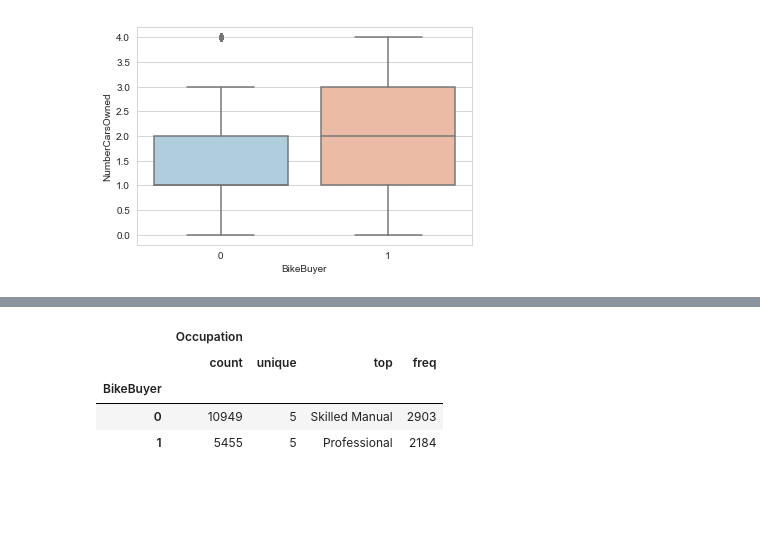
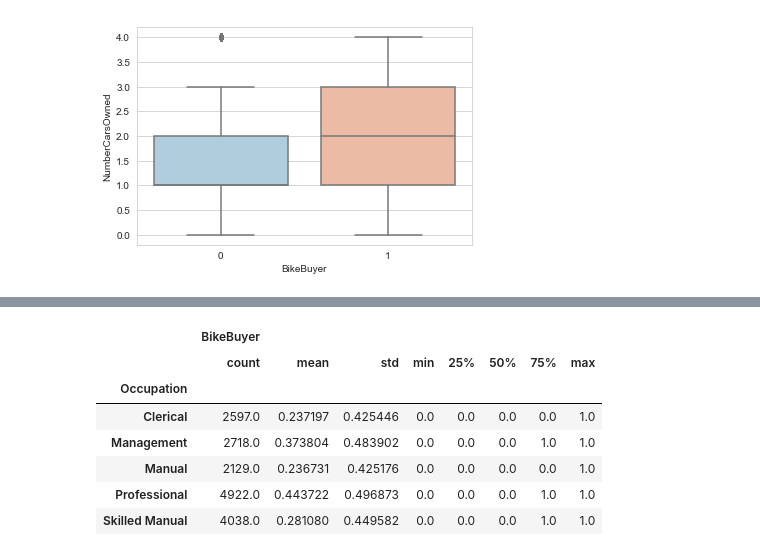
Before and after one commit to random82/Principles-of-Machine-Learning-Python, a Jupyter notebook: Final Exam/Final exam.ipynb, the cells around one changed output, grey strips where cells are left out. Saved outputs shown, nothing was run; the diff lists cells and outputs as text; code cells hidden in the pictures; blank space fills up the shorter version.

```diff
--- a/Final Exam/Final exam.ipynb
+++ b/Final Exam/Final exam.ipynb
@@ -249,8 +252,11 @@ df_joined[['BikeBuyer', 'NumberCarsOwned']].groupby('BikeBuyer').median()
 # %%
-df_joined[['BikeBuyer', 'Occupation']].groupby('BikeBuyer').describe()
+df_joined[['BikeBuyer', 'Occupation']].groupby('Occupation').describe()
 # %% [output]
-|  | Occupation |  |  |  |
-|  | count | unique | top | freq |
-| BikeBuyer |  |  |  |  |
-| 0 | 10949 | 5 | Skilled Manual | 2903 |
-| 1 | 5455 | 5 | Professional | 2184 |
+|  | BikeBuyer |  |  |  |  |  |  |  |
+|  | count | mean | std | min | 25% | 50% | 75% | max |
+| Occupation |  |  |  |  |  |  |  |  |
+| Clerical | 2597.0 | 0.237197 | 0.425446 | 0.0 | 0.0 | 0.0 | 0.0 | 1.0 |
+| Management | 2718.0 | 0.373804 | 0.483902 | 0.0 | 0.0 | 0.0 | 1.0 | 1.0 |
+| Manual | 2129.0 | 0.236731 | 0.425176 | 0.0 | 0.0 | 0.0 | 0.0 | 1.0 |
+| Professional | 4922.0 | 0.443722 | 0.496873 | 0.0 | 0.0 | 0.0 | 1.0 | 1.0 |
+| Skilled Manual | 4038.0 | 0.281080 | 0.449582 | 0.0 | 0.0 | 0.0 | 1.0 | 1.0 |
```
Also changed, not shown: parts of 34 cells of this notebook.
